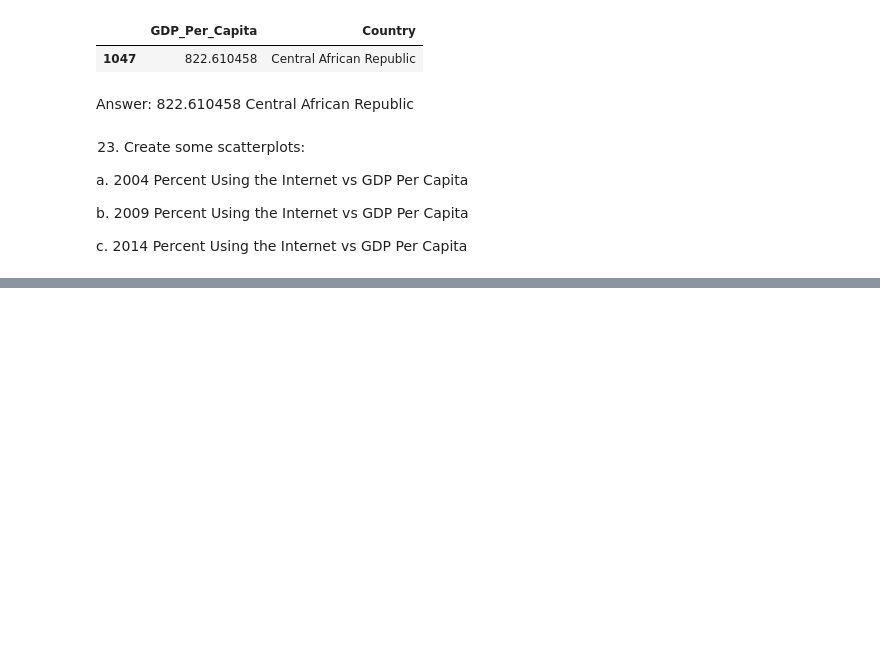
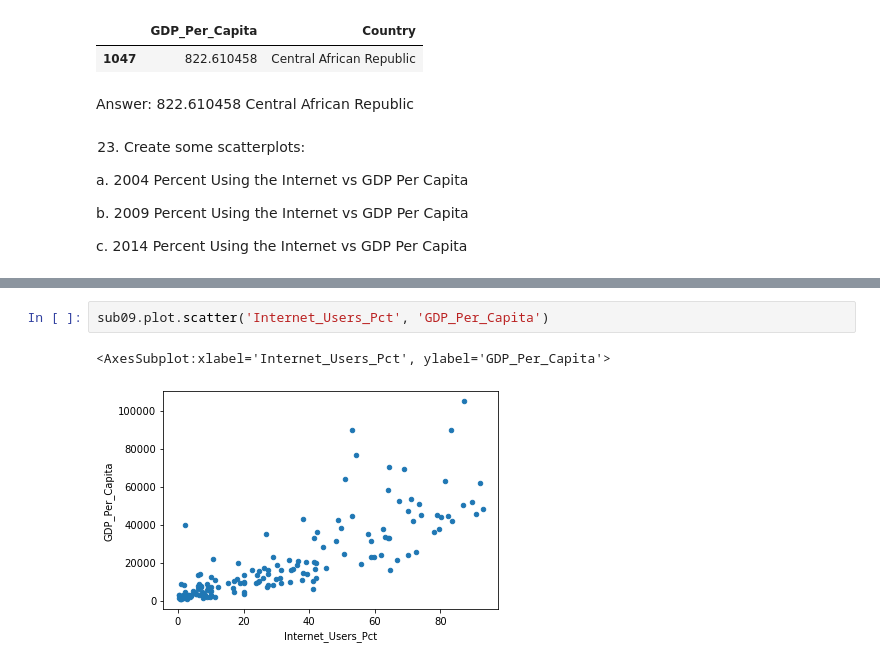
Before and after one commit to NSS-Data-Analytics-Cohort-6/gdp-and-internet-usage-Megan1034, a Jupyter notebook: notebooks/GDP_project.ipynb, the cells around one changed output, grey strips where cells are left out. Saved outputs shown, nothing was run; the diff lists cells and outputs as text; blank space fills up the shorter version.

```diff
--- a/notebooks/GDP_project.ipynb
+++ b/notebooks/GDP_project.ipynb
@@ -365,0 +377,5 @@ c. 2014 Percent Using the Internet vs GDP Per Capita
+# %%
+sub09.plot.scatter('Internet_Users_Pct', 'GDP_Per_Capita')
+# %% [output]
+<AxesSubplot:xlabel='Internet_Users_Pct', ylabel='GDP_Per_Capita'>
+[figure, added]
```
Also changed, not shown: parts of 23 cells of this notebook.
